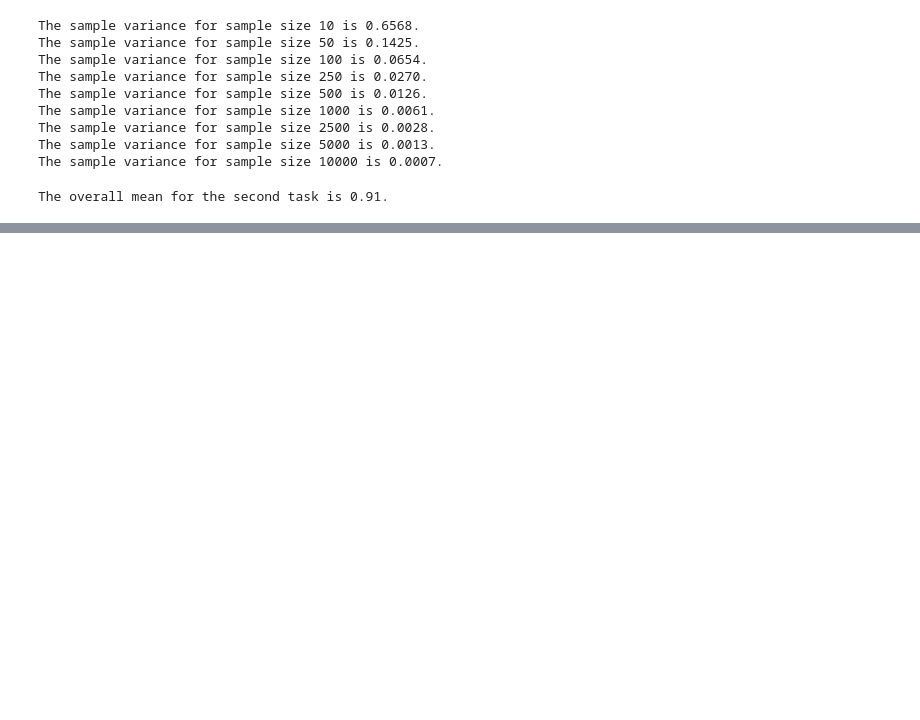
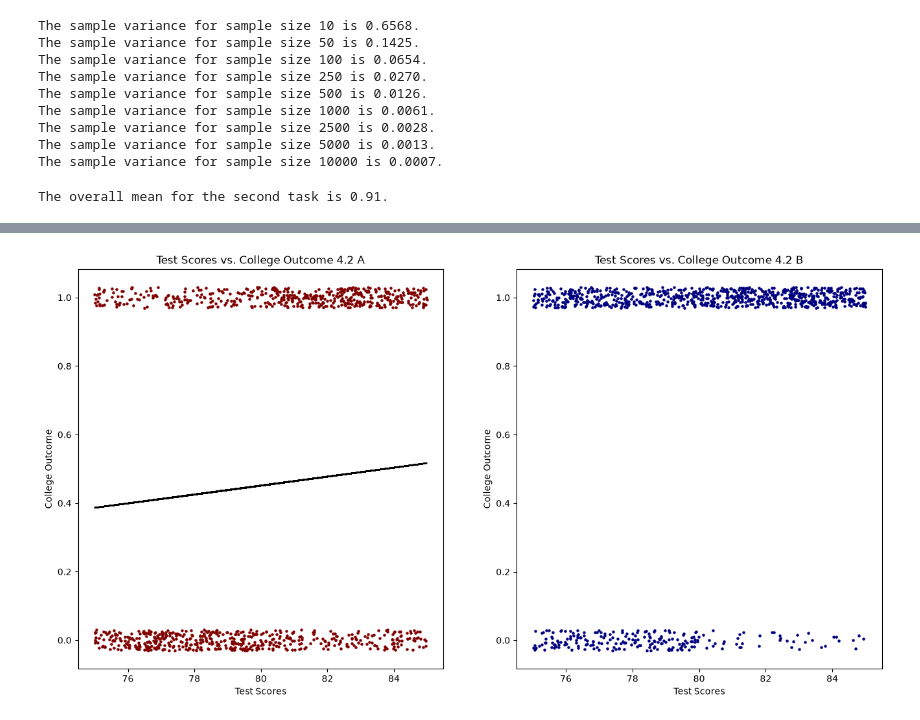
Before and after one commit to eghatzis0527/DX702-mod-6, a Jupyter notebook: HW_Reflections_Code_1-4.ipynb, the cells around one changed output, grey strips where cells are left out. Saved outputs shown, nothing was run; the diff lists cells and outputs as text; code cells hidden in the pictures; blank space fills up the shorter version.

```diff
--- a/HW_Reflections_Code_1-4.ipynb
+++ b/HW_Reflections_Code_1-4.ipynb
@@ -80,19 +96,37 @@ data3 = pd.read_csv('homework_4.2.b.csv')
 # %%
-data2['treated'] = (data2['X'] >= 80).astype(int)
-data2['X_centered'] = data2['X'] - 80
-data2['interaction'] = data2['treated'] * data2['X_centered']
+from sklearn.linear_model import LogisticRegression
 
-data3['treated'] = (data3['X2'] >= 80).astype(int)
-data3['X_centered'] = data3['X2'] - 80
-data3['interaction'] = data3['treated'] * data3['X_centered']
+model1 = LogisticRegression()
+model1.fit(data2[['X']], data2['Y'])
 
-X1 = data2[['treated', 'X_centered', 'interaction']]
-X1 = sm.add_constant(X1)
-y1 = data2['Y']
+model2 = LogisticRegression()
+model2.fit(data3[['X2']], data3['Y2'])
 
-X2 = data3[['treated', 'X_centered', 'interaction']]
-X2 = sm.add_constant(X2)
-y2 = data3['Y2']
+data2_plot = data2[(data2['X'] >= 75) & (data2['X'] <= 85)].copy()
+data3_plot = data3[(data3['X2'] >= 75) & (data3['X2'] <= 85)].copy()
 
-model1 = sm.OLS(y1, X1).fit()
-model2 = sm.OLS(y2, X2).fit()
+data2_plot = data2_plot.sample(n = 1000, random_state = 42)
+data3_plot = data3_plot.sample(n = 1000, random_state = 42)
+
+y_jitter1 = data2_plot['Y'] + np.random.uniform(-0.03, 0.03, len(data2_plot))
+y_jitter2 = data3_plot['Y2'] + np.random.uniform(-0.03, 0.03, len(data3_plot))
+
+y_probs1 = model1.predict_proba(data2_plot[['X']])[:, 1]
+y_probs2 = model2.predict_proba(data3_plot[['X2']])[:, 1]
+
+fig, ax = plt.subplots(1, 2, figsize = (16, 8))
+
+ax[0].scatter(data2_plot['X'], y_jitter1, s = 5, color = 'maroon')
+ax[0].plot(data2_plot['X'], y_probs1, ls = 'dotted', color = 'black')
+ax[0].set_title('Test Scores vs. College Outcome 4.2 A')
+ax[0].set_xlabel('Test Scores')
+ax[0].set_ylabel('College Outcome')
+
+ax[1].scatter(data3_plot['X2'], y_jitter2, s = 5, color = 'navy')
+ax[1].set_title('Test Scores vs. College Outcome 4.2 B')
+ax[1].set_xlabel('Test Scores')
+ax[1].set_ylabel('College Outcome')
+
+plt.show()
+# %% [output]
+[figure, added]
```
Also changed, not shown: parts of 1 cell of this notebook.
